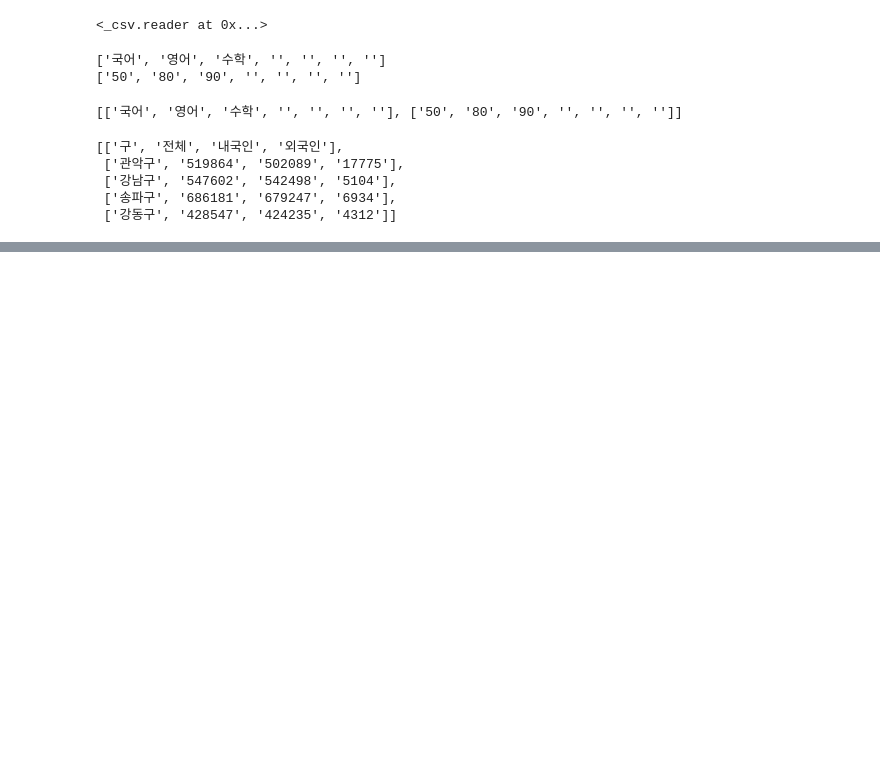
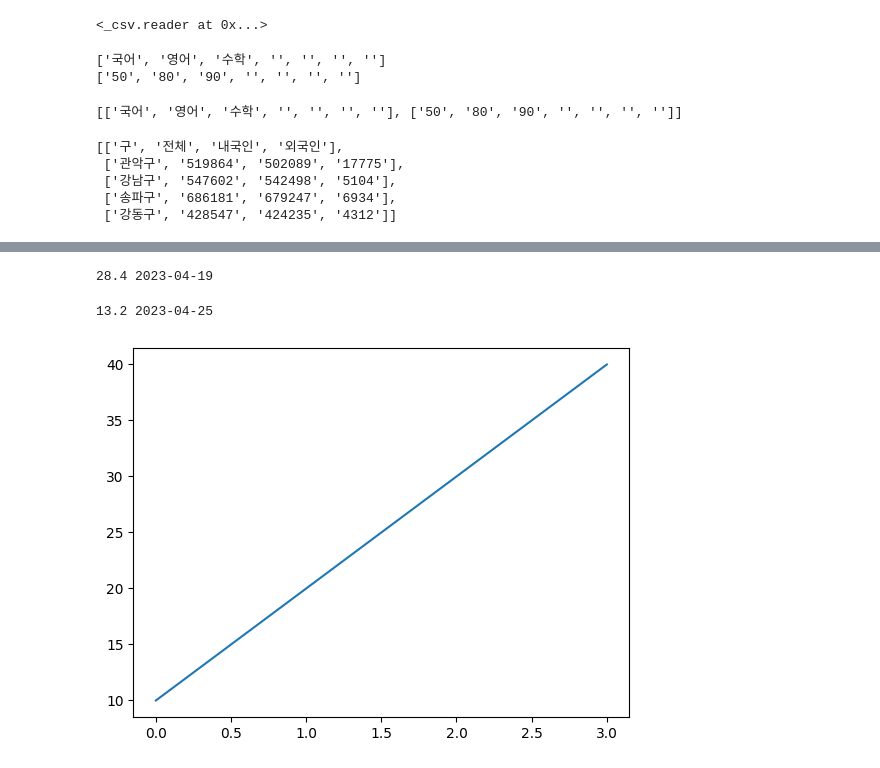
Before and after one commit to Haaahm/DA_School_1, a Jupyter notebook: 정리노트/0508_CSV파일_다루기_파이썬_심화.ipynb, the cells around one changed output, grey strips where cells are left out. Drawn from its saved outputs; the diff is of its cells as text; code cells hidden in the pictures; blank space fills up the shorter version.

```diff
--- a/정리노트/0508_CSV파일_다루기_파이썬_심화.ipynb
+++ b/정리노트/0508_CSV파일_다루기_파이썬_심화.ipynb
@@ -383,0 +1004,4 @@ writecsv('new_abc.csv', b)
+# %%
+print(max_temp, max_data)
+# %% [output]
+28.4 2023-04-19
@@ -383,0 +1022,12 @@ writecsv('new_abc.csv', b)
+# %%
+print(min_temp, min_data)
+# %% [output]
+13.2 2023-04-25
+# %%
+# 기본 그래프 그리기
+
+import matplotlib.pyplot as plt
+plt.plot([10,20,30,40])
+plt.show()
+# %% [output]
+[figure, added]
```
Also changed, not shown: parts of 77 cells of this notebook.
